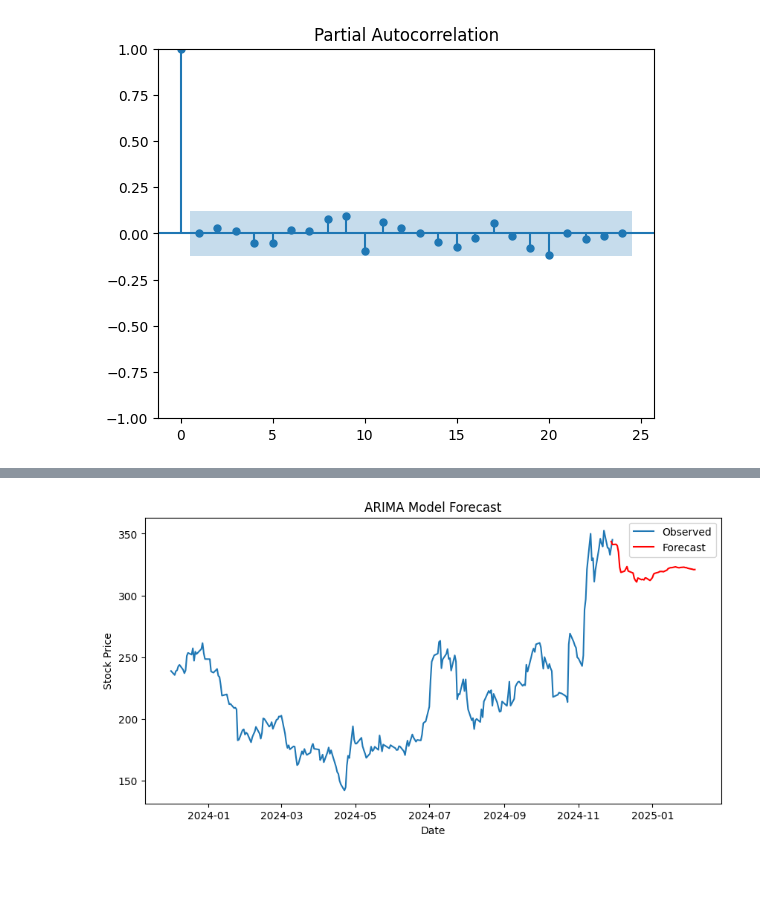
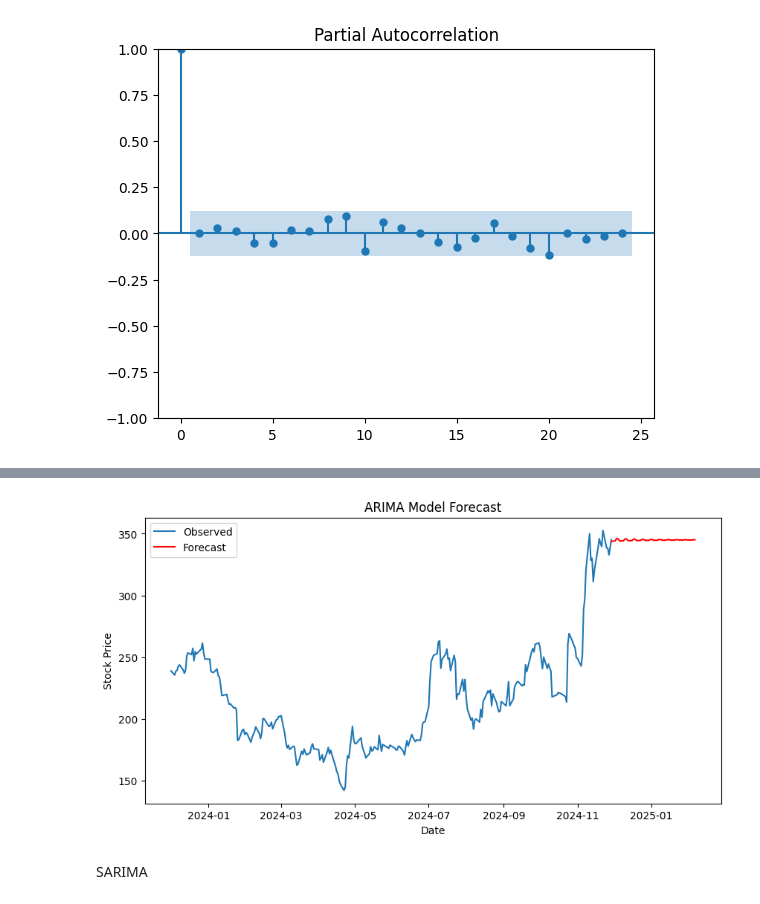
Before and after one commit to Prerana-walvekar/Python, a Jupyter notebook: TSLA SEIMAX.ipynb, the cells around one changed output, grey strips where cells are left out. Saved outputs shown, nothing was run; the diff lists cells and outputs as text; code cells hidden in the pictures; blank space fills up the shorter version.

Commit message:
Updating ARIMA and SARIMA

```diff
--- a/time-series.ipynb
+++ b/TSLA SEIMAX.ipynb
@@ -51,8 +51,6 @@ Data columns (total 6 columns):
  5   (Volume, TSLA)     251 non-null    int64
 dtypes: float64(5), int64(1)
 memory usage: 13.7 KB
-# %%
-df.insert(0,'Date',0,)
 # %%
 df.isnull().sum()
 # %% [output]
@@ -189,3 +186,5 @@ adf_test(df['First Difference'].dropna())
 ADF Statistics: -15.615983299237971
 p- value: 1.7558357345756553e-28
 strong evidence against the null hypothesis, reject the null hypothesis. Data has no unit root and is stationary
+# %%
+df['12 Difference'] = df['Close']-df['Close'].shift(12)
@@ -233,5 +238,5 @@ Warnings:
 # %%
-model_ARIMA=ARIMA(df['Close'],order=(20,1,1))
+model_ARIMA=ARIMA(df['Close'],order=(20,1,12))
 model_ARIMA_fit = model_ARIMA.fit()
 # %%
 model_ARIMA_fit.summary()
@@ -269,19 +274,21 @@ Warnings:
 # %%
 forecast_steps = 50
 forecast = model_ARIMA_fit.forecast(steps=forecast_steps)
 
 # Create a forecasted index (next 30 days)
-forecast_index = pd.date_range(start=df.index[-2] + pd.Timedelta(days=1), periods=forecast_steps, freq='B')
+forecast_index = pd.date_range(start=df.index[-1] + pd.Timedelta(days=0), periods=forecast_steps, freq='B')
 
 # Step 6: Visualize the results
 plt.figure(figsize=(10, 5))
 plt.plot(df['Close'], label='Observed')
 
 plt.plot(forecast_index, forecast, label='Forecast', color='red')
 plt.title('ARIMA Model Forecast')
 plt.xlabel('Date')
 plt.ylabel('Stock Price')
 plt.legend()
 plt.show()
 # %% [output]
-[figure, old version]
+[figure, new version]
+# %% [markdown]
+SARIMA
```
Also changed, not shown: parts of 21 cells of this notebook, 1 other file.
